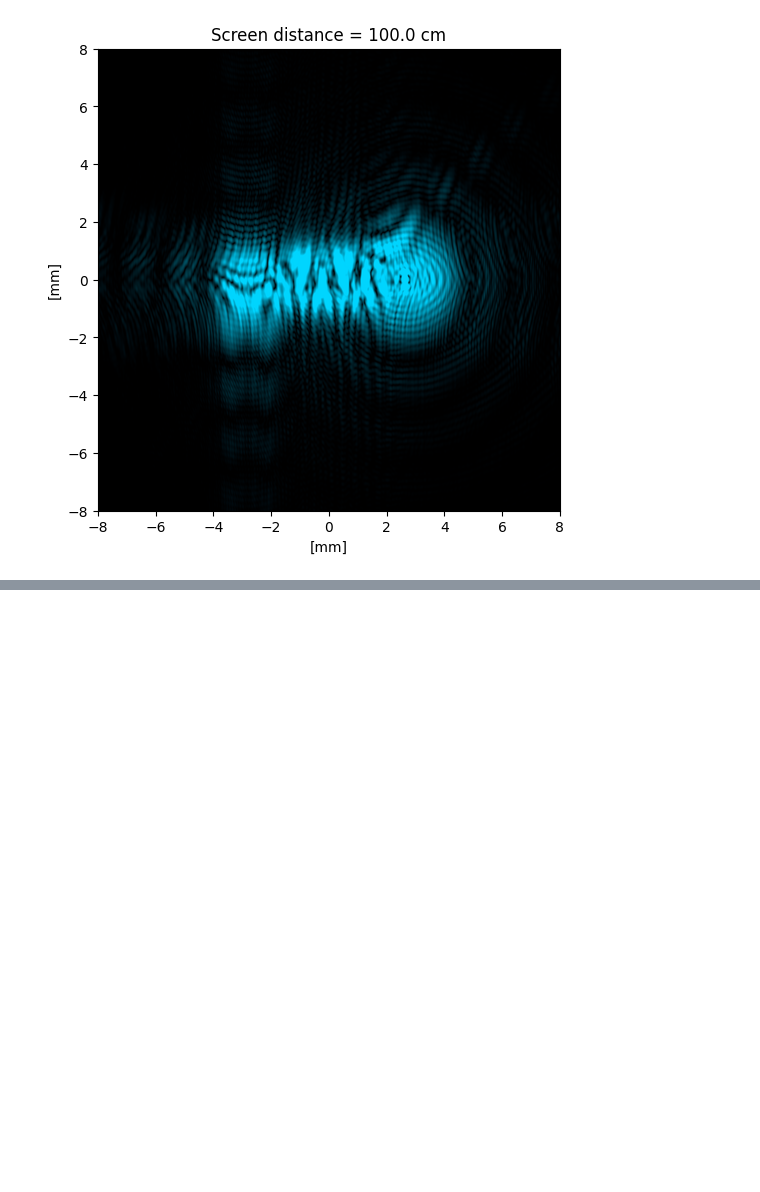
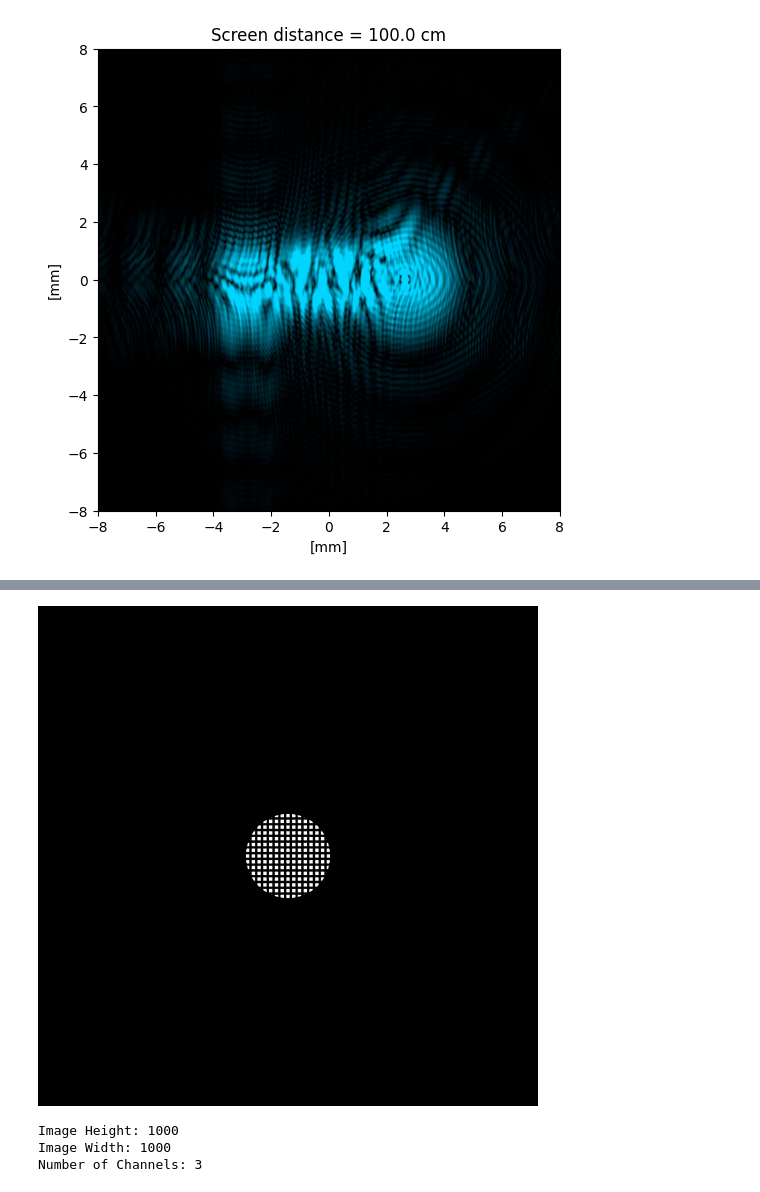
Before and after one commit to catastropiyush/diffractsim, a Jupyter notebook: diffract_sim.ipynb, the cells around one changed output, grey strips where cells are left out. Cells and saved outputs as stored; diff of their text form; code cells hidden in the pictures; blank space fills up the shorter version.

```diff
--- a/diffract_sim.ipynb
+++ b/diffract_sim.ipynb
@@ -137,0 +156,17 @@ F.plot_intensity(I, square_root = True, units = mm, grid = True, figsize = (14,5
+# %%
+display(Image('/content/diffractsim/examples/apertures/circular_grating.jpg',width=500, height=500))
+# %% [output]
+[figure, added]
+# %%
+import matplotlib.image as mpimg
+import matplotlib.pyplot as plt
+image = mpimg.imread('/content/diffractsim/examples/apertures/circular_grating.jpg')
+
+height, width, channels = image.shape
+print(f"Image Height: {height}")
+print(f"Image Width: {width}")
+print(f"Number of Channels: {channels}")
+# %% [output]
+Image Height: 1000
+Image Width: 1000
+Number of Channels: 3
```
Also changed, not shown: parts of 17 cells of this notebook.
